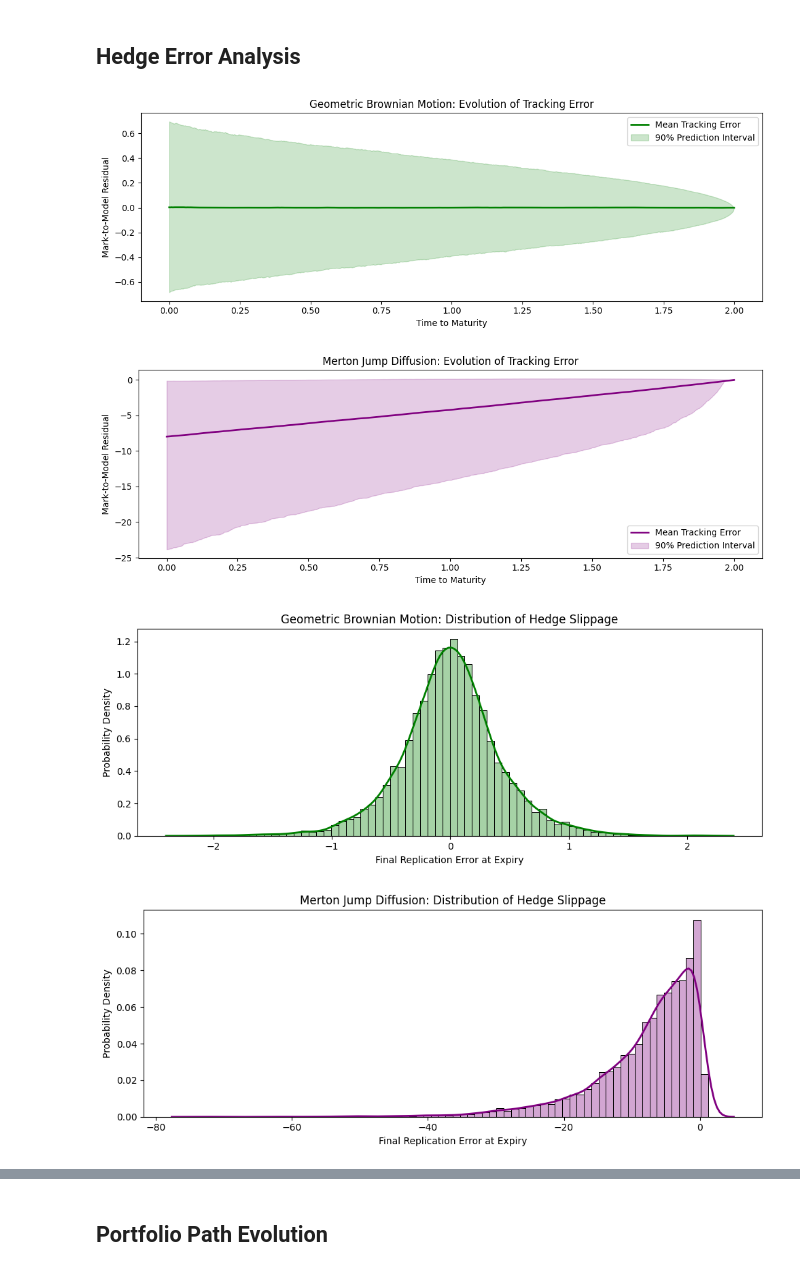
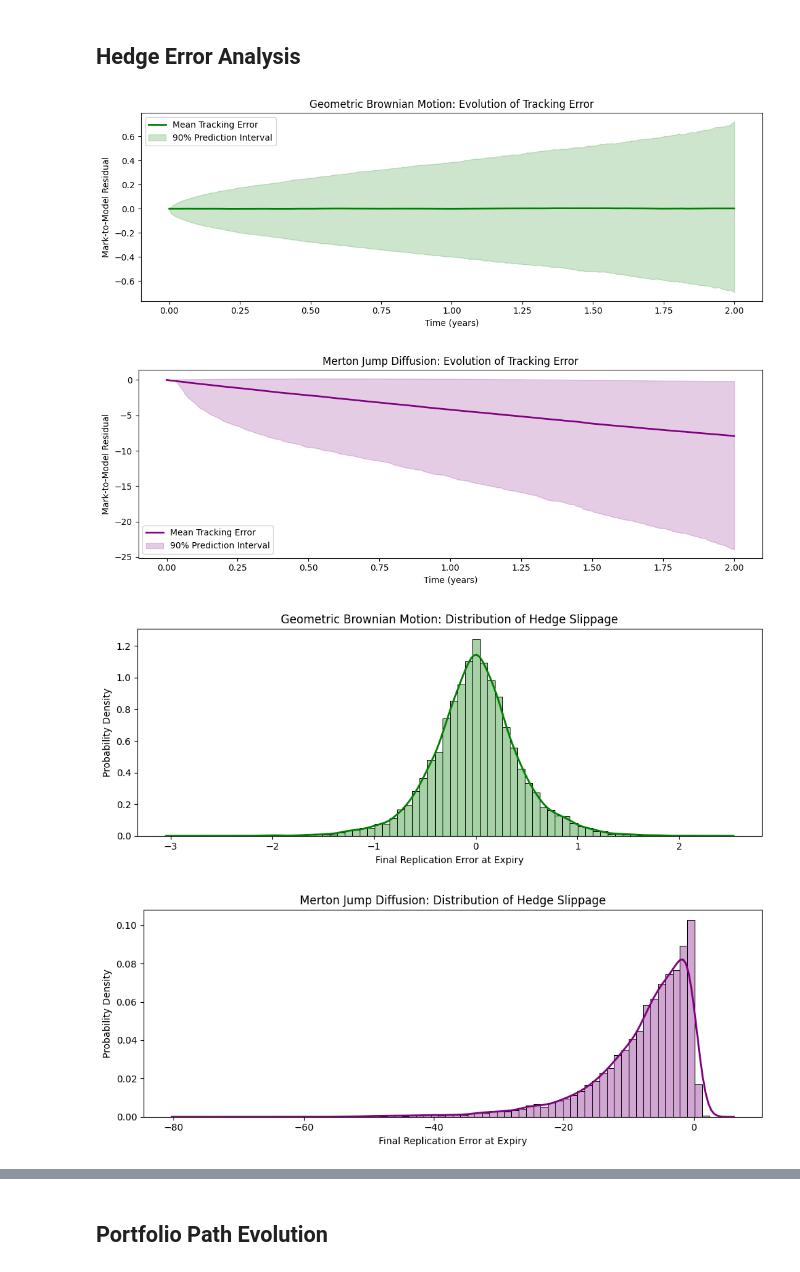
Before and after one commit to mattia-3rne/delta-hedging-in-merton-jump-diffusion-model, a Jupyter notebook: notebooks/02_delta_hedging.ipynb, the cells around one changed output, grey strips where cells are left out. Drawn from its saved outputs; the diff is of its cells as text; code cells hidden in the pictures.

Commit message:
added P&L plots and minor fixes

```diff
--- a/notebooks/02_delta_hedging.ipynb
+++ b/notebooks/02_delta_hedging.ipynb
@@ -182,9 +178,6 @@ def run_delta_hedge(
 
     # Liability model price
     C0 = np.zeros((n_paths, n_steps_plus_1))
-
-    # Pre-rebalance delta exposure
-    net_delta_pre = np.full((n_paths, n_steps_plus_1), np.nan)
 
     # Stepwise PnL components
     pnl_stock = np.zeros((n_paths, n_steps))
@@ -228,9 +221,6 @@ def run_delta_hedge(
         # Portfolio before re-hedging
         V_pre = xS[:, i] * S_ip1 + B[:, i] * growth
 
-        # Pre-rebalance delta exposure
-        net_delta_pre[:, i + 1] = xS[:, i] - D0_ip1
-
         # Re-hedge portfolio position
         xS[:, i + 1] = D0_ip1
         C0[:, i + 1] = C0_ip1
@@ -259,7 +249,6 @@ def run_delta_hedge(
         "pnl_cash": pnl_cash,
         "pnl_liability": pnl_liability,
         "pnl_hedged": pnl_hedged,
-        "net_delta_pre": net_delta_pre,
     }
 
 
@@ -269,7 +258,7 @@ def hedge_summary(err):
         "avg_error": float(np.mean(err)),
         "std_error": float(np.std(err, ddof=1)),
         "rmse": float(np.sqrt(np.mean(err**2))),
-        "var_99": float(np.quantile(err, 0.01)),
+        "var_99": float(-np.quantile(err, 0.01)),
         "miss_50": float(np.quantile(err, 0.50)),
         "gain_99": float(np.quantile(err, 0.99)),
     })
@@ -321,37 +310,39 @@ def plot_error_timeseries(res: dict, title: str, *, t_grid: np.ndarray, color: s
     q = np.quantile(E, [0.05, 0.5, 0.95], axis=0)
     mean = E.mean(axis=0)
 
     plt.figure(figsize=(11, 4))
     plt.plot(t_grid, mean, lw=2.0, label="Mean Tracking Error", color=color)
     plt.fill_between(t_grid, q[0], q[2], alpha=0.2, label="90% Prediction Interval", color=color)
 
     plt.title(title)
-    plt.xlabel("Time to Maturity")
+    plt.xlabel("Time (years)")
     plt.ylabel("Mark-to-Model Residual")
     plt.legend()
     plt.tight_layout()
     plt.show()
 
 
 def plot_terminal_distribution(err_T: np.ndarray, title: str, *, color: str):
     err_T = np.asarray(err_T, dtype=float)
     plt.figure(figsize=(10, 4))
     sns.histplot(err_T, bins=70, stat="density", color=color, alpha=0.35)
     sns.kdeplot(err_T, color=color, lw=2)
 
     plt.title(title)
     plt.xlabel("Final Replication Error at Expiry")
     plt.ylabel("Probability Density")
     plt.tight_layout()
     plt.show()
 
-plot_error_timeseries(gbm_res, "Geometric Brownian Motion: Evolution of Tracking Error", t_grid=tau_grid, color="green")
-plot_error_timeseries(mjd_res, "Merton Jump Diffusion: Evolution of Tracking Error", t_grid=tau_grid, color="purple")
+t_grid_calendar = np.arange(n_steps + 1) * dt
+
+plot_error_timeseries(gbm_res, "Geometric Brownian Motion: Evolution of Tracking Error", t_grid=t_grid_calendar, color="green")
+plot_error_timeseries(mjd_res, "Merton Jump Diffusion: Evolution of Tracking Error", t_grid=t_grid_calendar, color="purple")
 
 plot_terminal_distribution(gbm_term, "Geometric Brownian Motion: Distribution of Hedge Slippage", color="green")
 plot_terminal_distribution(mjd_term, "Merton Jump Diffusion: Distribution of Hedge Slippage", color="purple")
 # %% [output]
-[figure, old version]
+[figure, new version]
-[figure, old version]
+[figure, new version]
-[figure, old version]
+[figure, new version]
-[figure, old version]
+[figure, new version]
```
Also changed, not shown: parts of 5 cells of this notebook, 1 other file.
